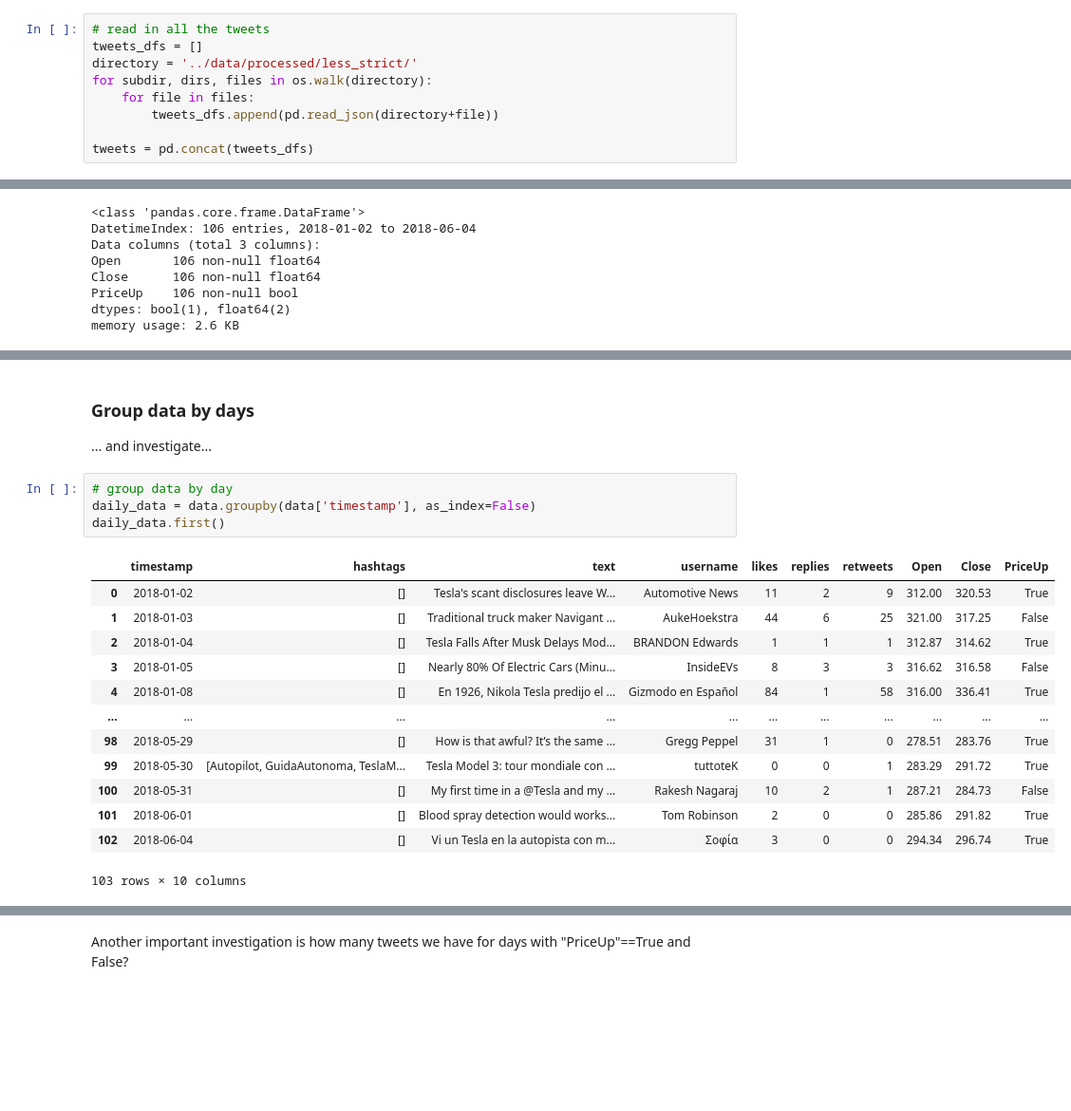
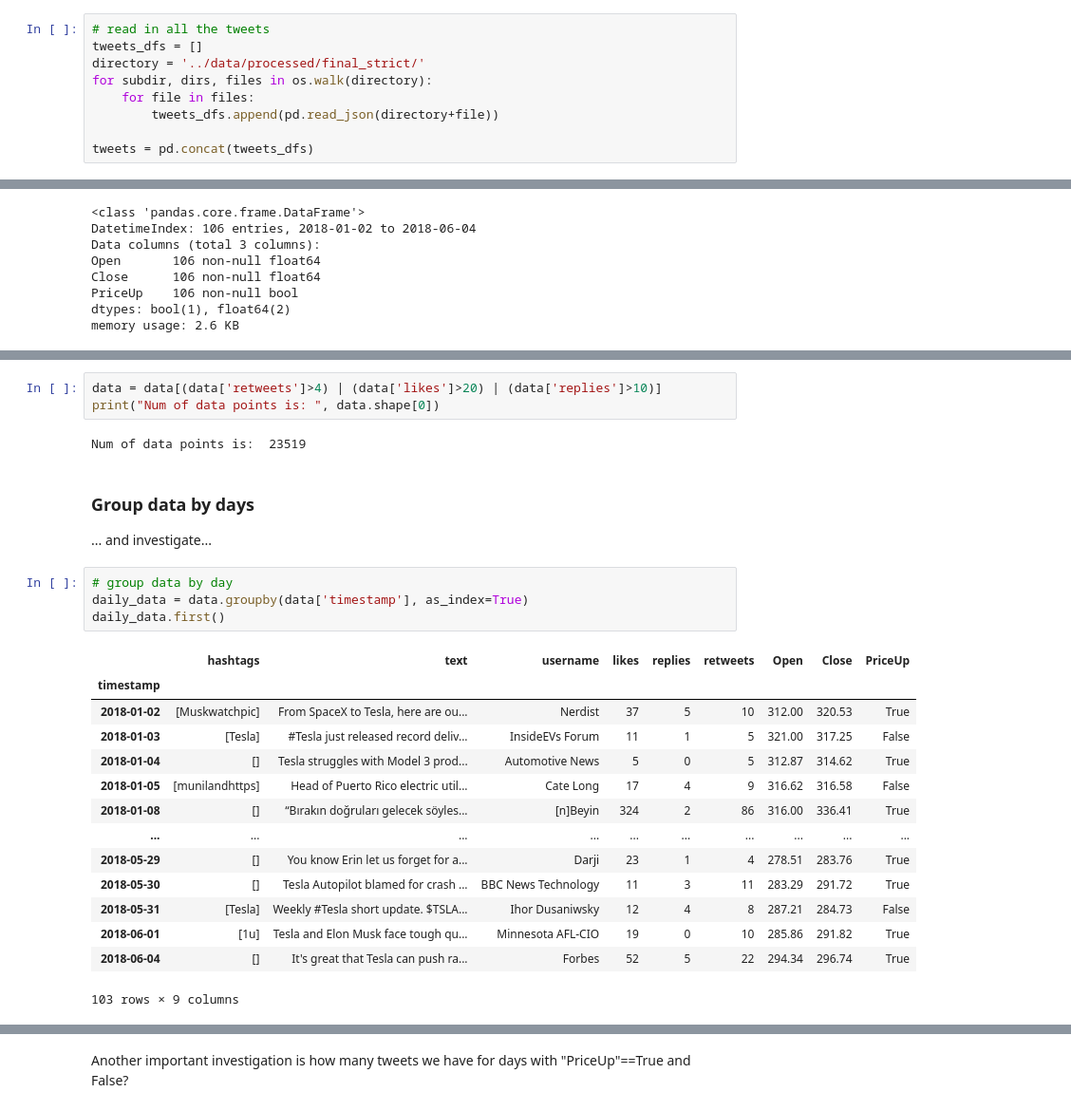
Before and after one commit to AliKarpuzoglu/Tweet_analysis_Stock_prediction, a Jupyter notebook: merge_data.ipynb, the cells around one changed output, grey strips where cells are left out. Shown: that part at 95% size. Cells and saved outputs as stored; diff of their text form; blank space fills up the shorter version.

Commit message:
Reclean the data one last time to get about 25k tweets as suggested by a paper

```diff
--- a/merge_data.ipynb
+++ b/merge_data.ipynb
@@ -12,7 +12,7 @@ pd.__version__
 # %%
 # read in all the tweets
 tweets_dfs = []
-directory = '../data/processed/less_strict/'
+directory = '../data/processed/final_strict/'
 for subdir, dirs, files in os.walk(directory):
     for file in files:
         tweets_dfs.append(pd.read_json(directory+file))
@@ -136,24 +145,30 @@ data.head(3)
+# %%
+data = data[(data['retweets']>4) | (data['likes']>20) | (data['replies']>10)]
+print("Num of data points is: ", data.shape[0])
+# %% [output]
+Num of data points is:  23519
 # %% [markdown]
 ### Group data by days
 ... and investigate...
 # %%
 # group data by day
-daily_data = data.groupby(data['timestamp'], as_index=False)
+daily_data = data.groupby(data['timestamp'], as_index=True)
 daily_data.first()
 # %% [output]
-|  | timestamp | hashtags | text | username | likes | replies | retweets | Open | Close | PriceUp |
-| 0 | 2018-01-02 | [] | Tesla's scant disclosures leave W... | Automotive News | 11 | 2 | 9 | 312.00 | 320.53 | True |
-| 1 | 2018-01-03 | [] | Traditional truck maker Navigant ... | AukeHoekstra | 44 | 6 | 25 | 321.00 | 317.25 | False |
-| 2 | 2018-01-04 | [] | Tesla Falls After Musk Delays Mod... | BRANDON Edwards | 1 | 1 | 1 | 312.87 | 314.62 | True |
-| 3 | 2018-01-05 | [] | Nearly 80% Of Electric Cars (Minu... | InsideEVs | 8 | 3 | 3 | 316.62 | 316.58 | False |
-| 4 | 2018-01-08 | [] | En 1926, Nikola Tesla predijo el ... | Gizmodo en Español | 84 | 1 | 58 | 316.00 | 336.41 | True |
-| ... | ... | ... | ... | ... | ... | ... | ... | ... | ... | ... |
-| 98 | 2018-05-29 | [] | How is that awful? It’s the same ... | Gregg Peppel | 31 | 1 | 0 | 278.51 | 283.76 | True |
-| 99 | 2018-05-30 | [Autopilot, GuidaAutonoma, TeslaM... | Tesla Model 3: tour mondiale con ... | tuttoteK | 0 | 0 | 1 | 283.29 | 291.72 | True |
-| 100 | 2018-05-31 | [] | My first time in a @Tesla and my ... | Rakesh Nagaraj | 10 | 2 | 1 | 287.21 | 284.73 | False |
-| 101 | 2018-06-01 | [] | Blood spray detection would works... | Tom Robinson | 2 | 0 | 0 | 285.86 | 291.82 | True |
-| 102 | 2018-06-04 | [] | Vi un Tesla en la autopista con m... | Σοφία | 3 | 0 | 0 | 294.34 | 296.74 | True |
+|  | hashtags | text | username | likes | replies | retweets | Open | Close | PriceUp |
+| timestamp |  |  |  |  |  |  |  |  |  |
+| 2018-01-02 | [Muskwatchpic] | From SpaceX to Tesla, here are ou... | Nerdist | 37 | 5 | 10 | 312.00 | 320.53 | True |
+| 2018-01-03 | [Tesla] | #Tesla just released record deliv... | InsideEVs Forum | 11 | 1 | 5 | 321.00 | 317.25 | False |
+| 2018-01-04 | [] | Tesla struggles with Model 3 prod... | Automotive News | 5 | 0 | 5 | 312.87 | 314.62 | True |
+| 2018-01-05 | [munilandhttps] | Head of Puerto Rico electric util... | Cate Long | 17 | 4 | 9 | 316.62 | 316.58 | False |
+| 2018-01-08 | [] | “Bırakın doğruları gelecek söyles... | [n]Beyin | 324 | 2 | 86 | 316.00 | 336.41 | True |
+| ... | ... | ... | ... | ... | ... | ... | ... | ... | ... |
+| 2018-05-29 | [] | You know Erin let us forget for a... | Darji | 23 | 1 | 4 | 278.51 | 283.76 | True |
+| 2018-05-30 | [] | Tesla Autopilot blamed for crash ... | BBC News Technology | 11 | 3 | 11 | 283.29 | 291.72 | True |
+| 2018-05-31 | [Tesla] | Weekly #Tesla short update. $TSLA... | Ihor Dusaniwsky | 12 | 4 | 8 | 287.21 | 284.73 | False |
+| 2018-06-01 | [1u] | Tesla and Elon Musk face tough qu... | Minnesota AFL-CIO | 19 | 0 | 10 | 285.86 | 291.82 | True |
+| 2018-06-04 | [] | It's great that Tesla can push ra... | Forbes | 52 | 5 | 22 | 294.34 | 296.74 | True |
-103 rows × 10 columns
+103 rows × 9 columns
 # %%
 # count tweets per day to see if they're ok'ish distributed
 tweets_per_day = daily_data['text'].count()
```
Also changed, not shown: parts of 16 cells of this notebook, 2 other files.
